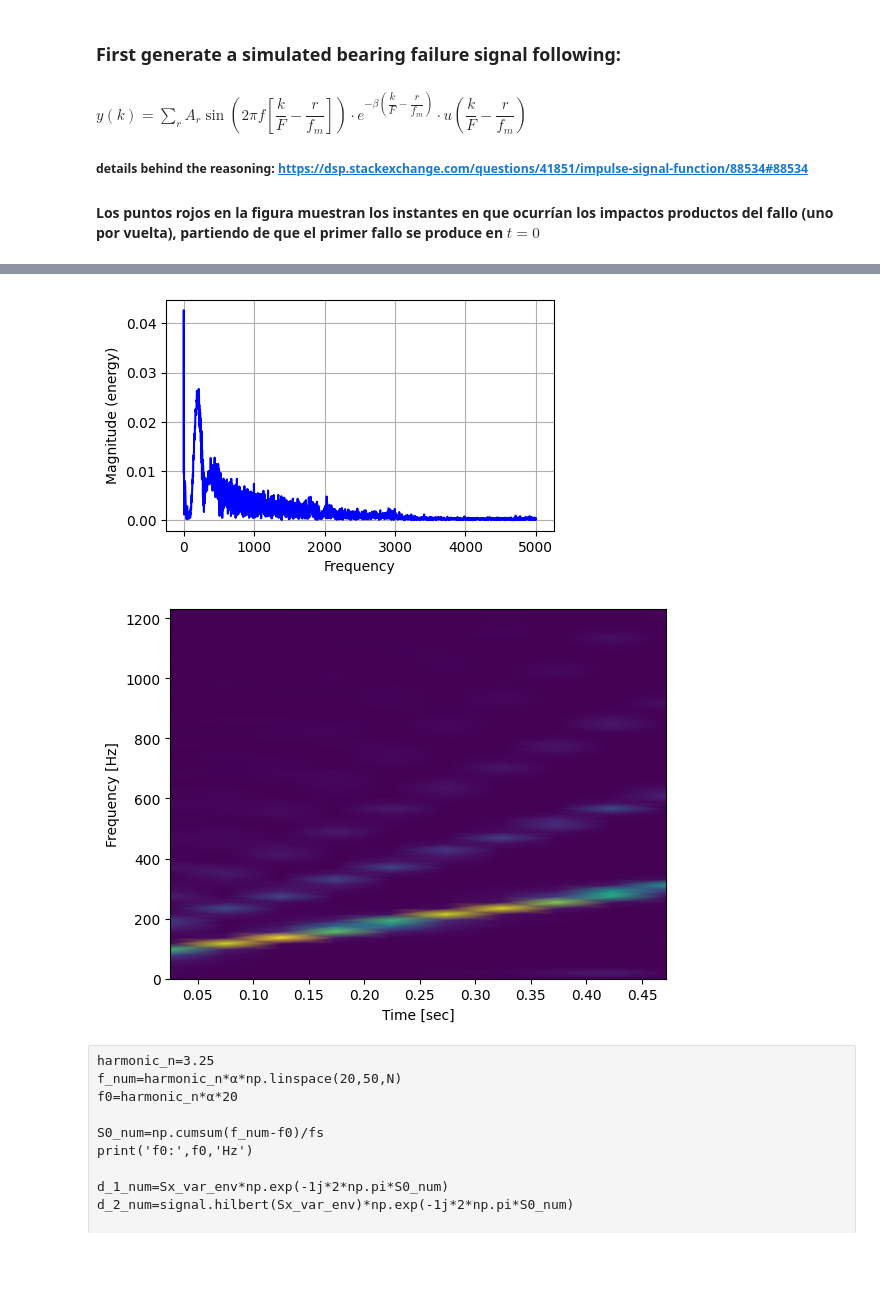
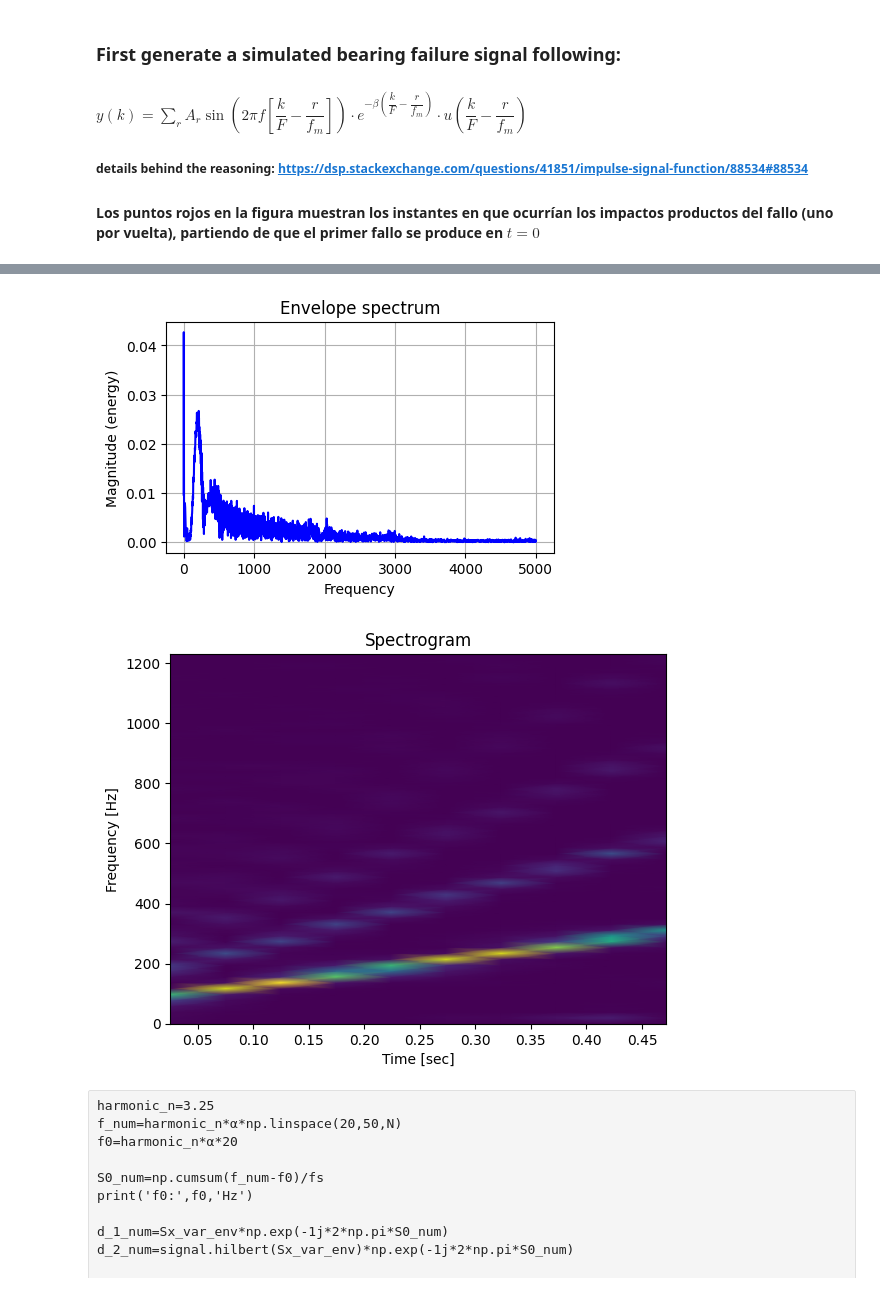
Before and after one commit to androdl96/GD_bearing, a Jupyter notebook: GD_bearing.ipynb, the cells around one changed output, grey strips where cells are left out. Drawn from its saved outputs; the diff is of its cells as text; code cells hidden in the pictures; blank space fills up the shorter version.

```diff
--- a/GD_bearing.ipynb
+++ b/GD_bearing.ipynb
@@ -80,24 +83,26 @@ plt.show()
 # %%
 Sx_var_env=np.abs(signal.hilbert(Sx_var))
 
 #%matplotlib qt
 %matplotlib inline
 plt.figure(figsize=(5,3))
+plt.title("Envelope spectrum")
 spectrum=plt.magnitude_spectrum(Sx_var_env-np.mean(Sx_var_env), Fs=fs, color='blue')
 plt.grid(True)
 #plt.savefig('env_spect.pdf',bbox_inches='tight')
 plt.show()
 # %% [output]
-[figure, old version]
+[figure, new version]
 # %%
 f_sp, t_sp, Sxx=signal.spectrogram(Sx_var_env,fs,nperseg=512,noverlap=16)
 plt.pcolormesh(t_sp, f_sp[:int(len(f_sp)/4)], Sxx[:int(len(f_sp)/4),:],shading='gouraud')
 plt.ylabel('Frequency [Hz]')
 plt.xlabel('Time [sec]')
+plt.title('Spectrogram')
 #plt.savefig('env_spectrogram.pdf',bbox_inches='tight')
 plt.show()
 # %% [output]
-[figure, old version]
+[figure, new version]
 # %% [raw]
 harmonic_n=3.25
 f_num=harmonic_n*α*np.linspace(20,50,N)
```
Also changed, not shown: parts of 5 cells of this notebook.
